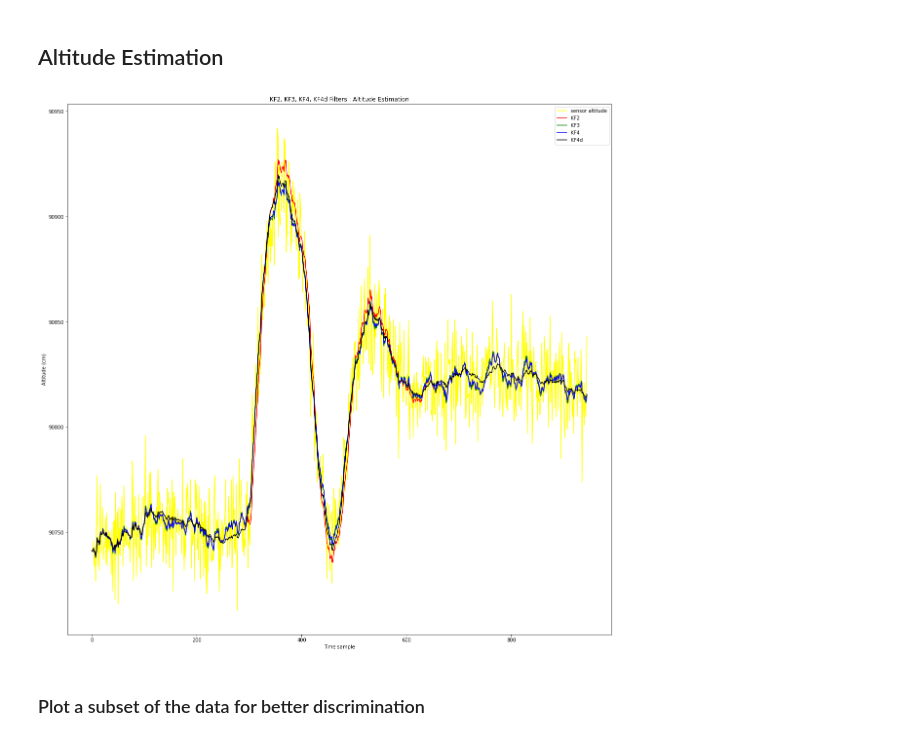
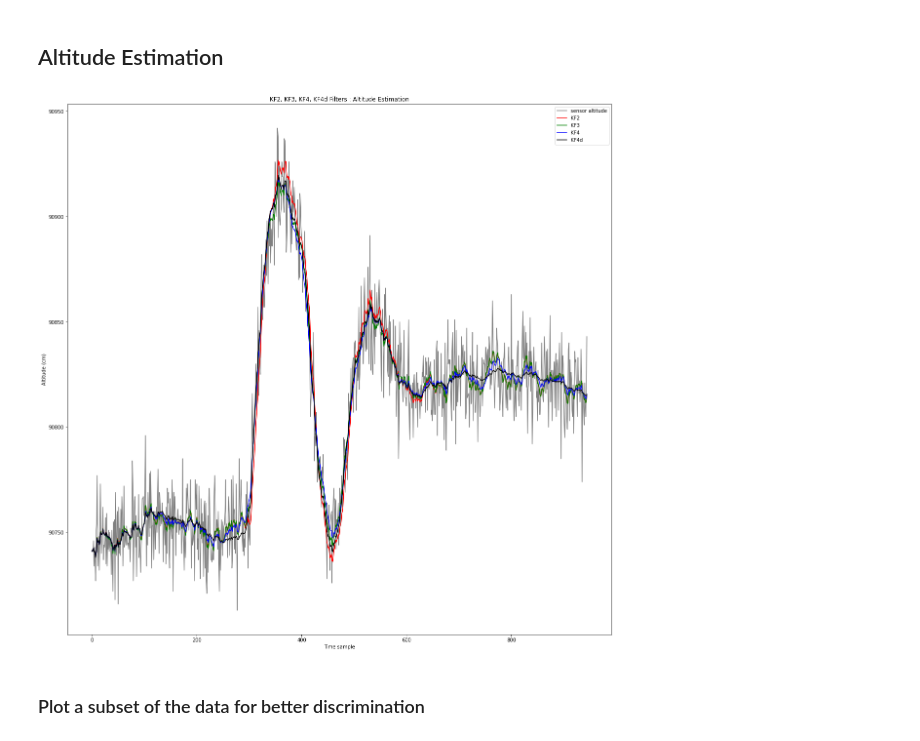
Before and after one commit to har-in-air/ESP32_IMU_BARO_GPS_VARIO, a Jupyter notebook: offline/kf/compare_kf2_kf3_kf4.ipynb, the cells around one changed output. Drawn from its saved outputs; the diff is of its cells as text; code cells hidden in the pictures.

```diff
--- a/offline/kf/compare_kf2_kf3_kf4.ipynb
+++ b/offline/kf/compare_kf2_kf3_kf4.ipynb
@@ -763,32 +763,32 @@ pvv_kf4d = np.array(pvv_kf4d)
 # %%
 # enlarge the plot size to show more detail
 plt.rcParams["figure.figsize"]=20,20
 
 # MS5611 barometric pressure sensor derived altitude samples
-plt.plot(z, color='yellow', label='sensor altitude')
+plt.plot(z, color='gray', label='sensor altitude')
 
 # KF2 filter only uses the altitude samples
 plt.plot(z_kf2, color='red', label='KF2')
 
 # KF3 filter fuses altitude and gravity-compensated acceleration data
 plt.plot(z_kf3, color='green', label='KF3')
 
 # KF4 filter fuses altitude and gravity-compensated acceleration data, acceleration update and acceleration
 # bias variance are static configuration options
 plt.plot(z_kf4, color='blue', label='KF4')
 
 # KF4d filter fuses altitude and gravity-compensated acceleration data, dynamically adds uncertainty to
 # Pvv and Pbb covariance elements in update phase depending on the external acceleration magnitude
 plt.plot(z_kf4d, color='black', label='KF4d')
 
 plt.title('KF2, KF3, KF4, KF4d Filters : Altitude Estimation')
 plt.legend()
 plt.xlabel('Time sample')
 plt.ylabel('Altitude (cm)')
 
 plt.show()
 # %% [output]
-[figure, old version]
+[figure, new version]
 # %% [markdown]
 ### Plot a subset of the data for better discrimination
 # %%
```
Also changed, not shown: parts of 5 cells of this notebook, 1 other file.
